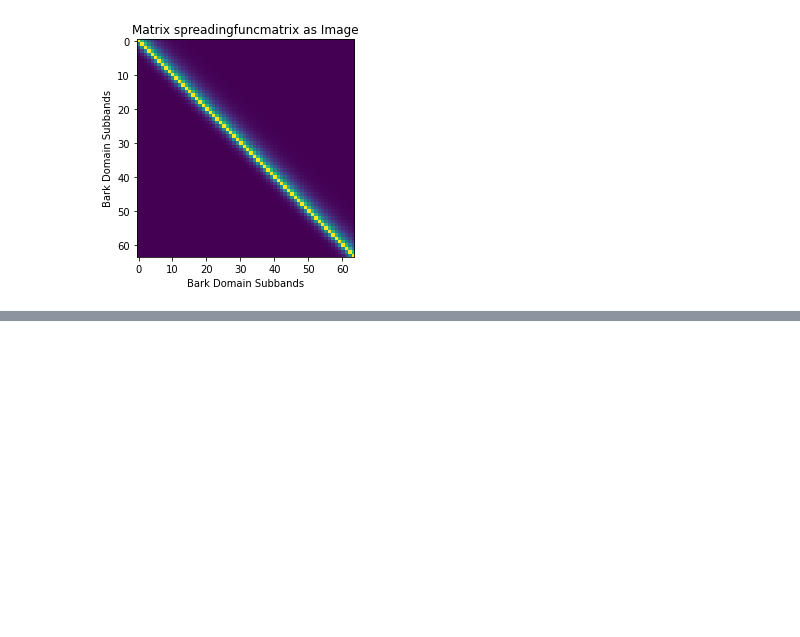
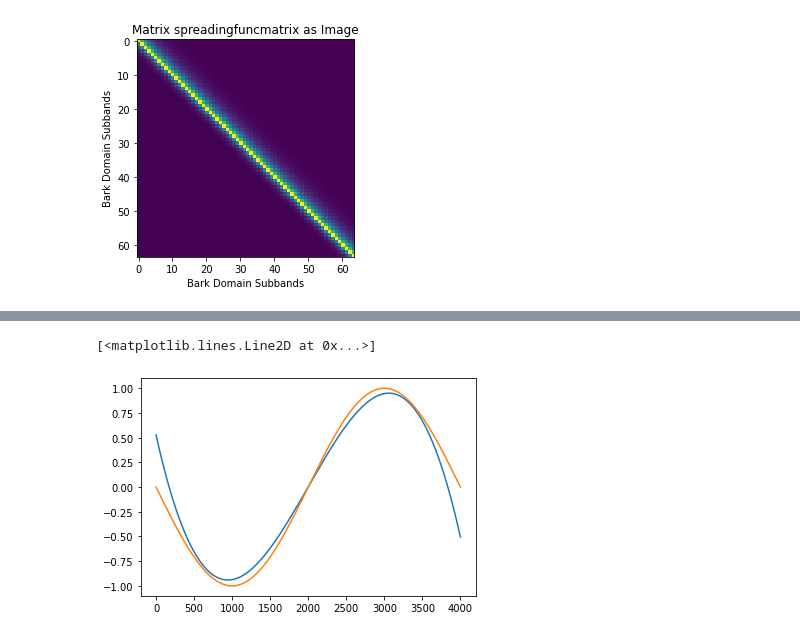
Before and after one commit to TUIlmenauAMS/AudioCoding_Tutorials, a Jupyter notebook: torch_psyacmodel.ipynb, the cells around one changed output, grey strips where cells are left out. Cells and saved outputs as stored; diff of their text form; code cells hidden in the pictures; blank space fills up the shorter version.

```diff
--- a/torch_psyacmodel.ipynb
+++ b/torch_psyacmodel.ipynb
@@ -250,0 +352,7 @@ plt.show()
+# %%
+plt.figure()
+plt.plot(y_pred.detach().numpy())
+plt.plot(y.detach().numpy())
+# %% [output]
+[<matplotlib.lines.Line2D at 0x...>]
+[figure, added]
```
Also changed, not shown: parts of 4 cells of this notebook, 1 other file.
